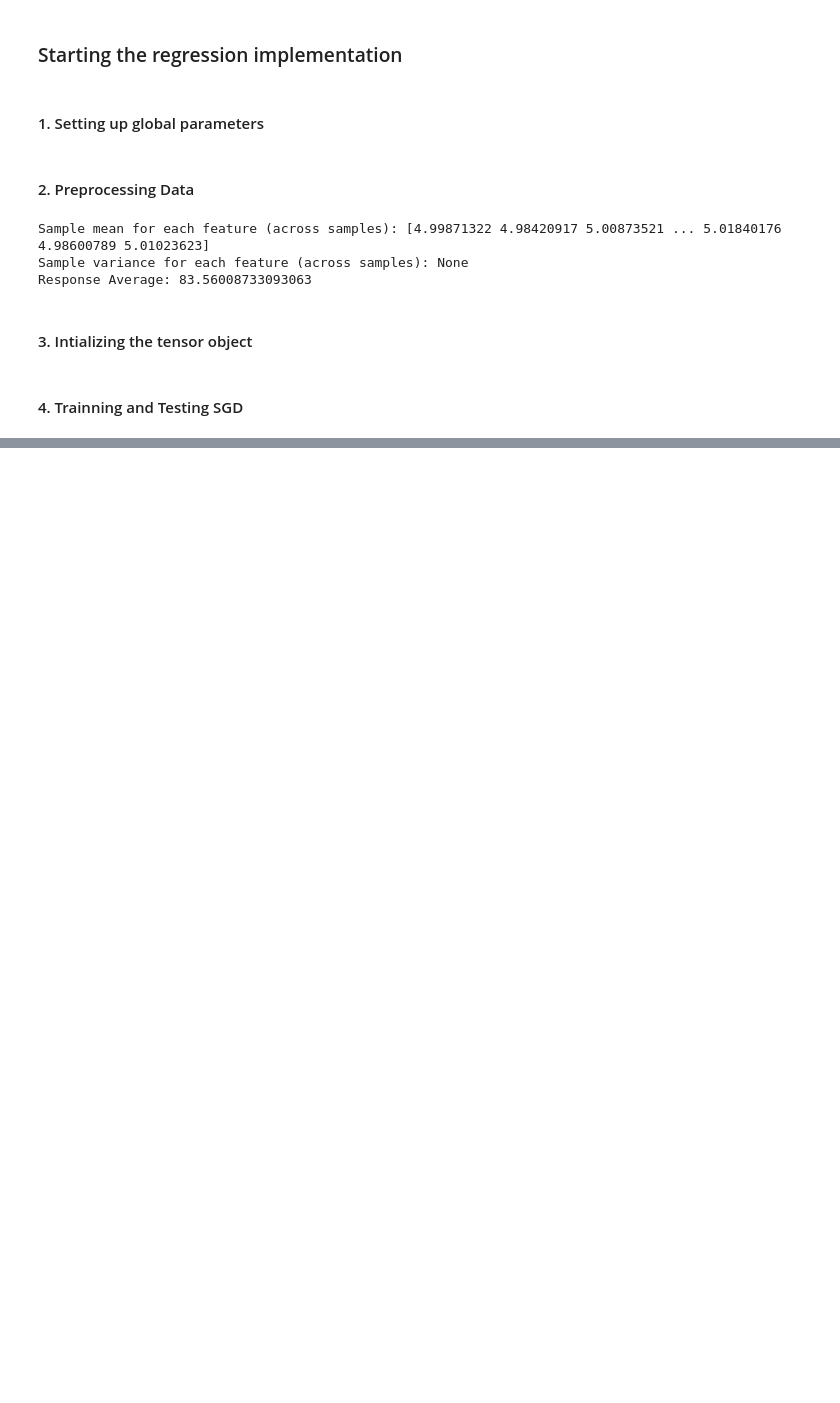
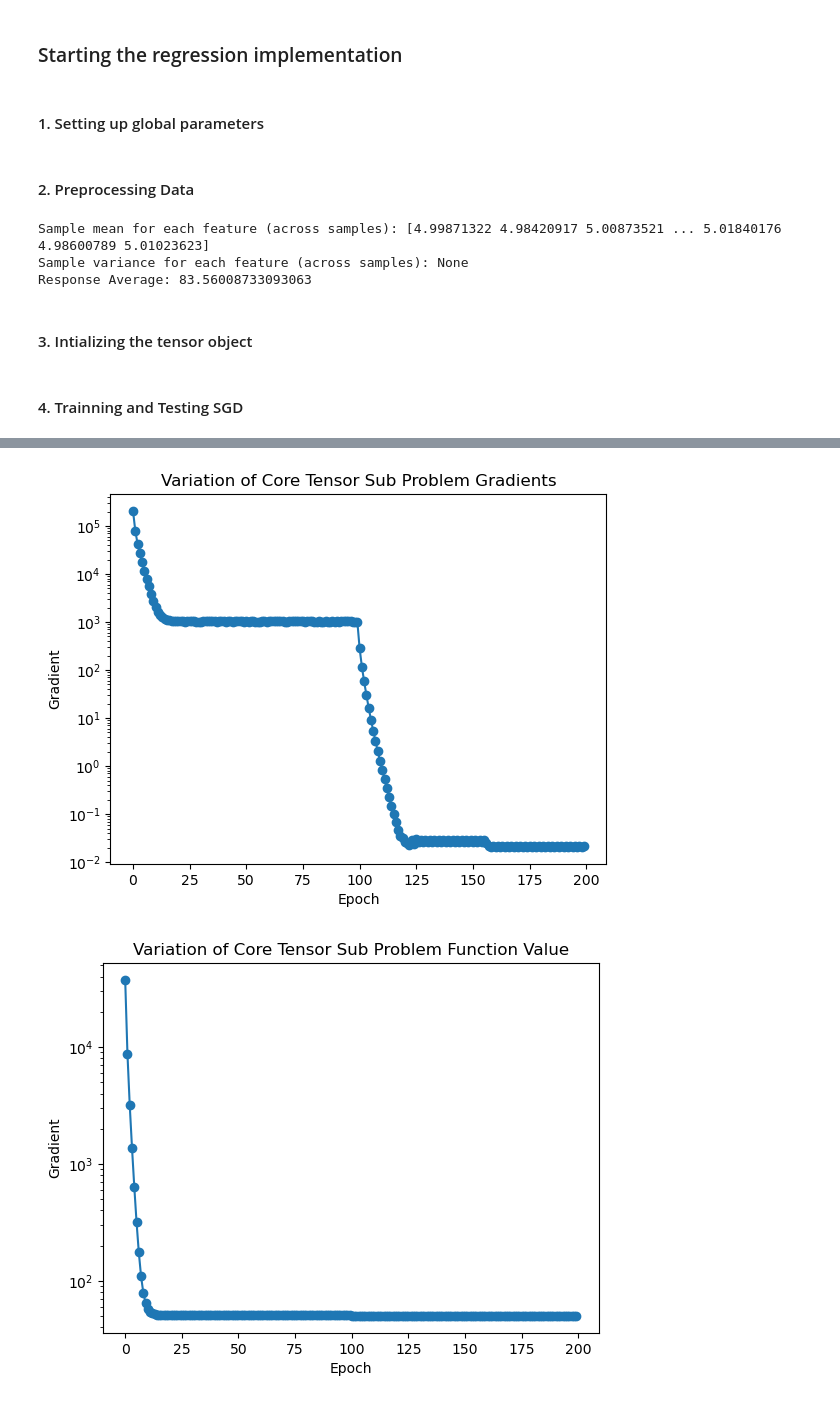
Before and after one commit to LaKrAmA95/LSR-Tensor-Ridge-Regression, a Jupyter notebook: Platforms_for_Experments/Jupyter Notebooks/Experiments_Solving_only_core_tensor_problem_fixing_everythig_to_be_true_with_known_lambda.ipynb, the cells around one changed output, grey strips where cells are left out. Drawn from its saved outputs; the diff is of its cells as text; code cells hidden in the pictures; blank space fills up the shorter version.

```diff
--- a/Platforms_for_Experments/Jupyter Notebooks/Experiments_Solving_only_core_tensor_problem_fixing_everythig_to_be_true_with_known_lambda.ipynb
+++ b/Platforms_for_Experments/Jupyter Notebooks/Experiments_Solving_only_core_tensor_problem_fixing_everythig_to_be_true_with_known_lambda.ipynb
@@ -1062,0 +1257,33 @@ final gradient: 1010.9061889648438
+# %%
+#gradient of core tensor
+gradient_set_1 = epoch_level_gradients_SGD[0,1,-1]
+gradient_set_2 = epoch_level_gradients_SGD_2[0,1,-1]
+
+#concatanating the gradients
+concatanated_gradients = np.concatenate((gradient_set_1,gradient_set_2))
+
+# Plotting the concatenated array
+plt.plot(concatanated_gradients, marker = 'o')
+plt.title('Variation of Core Tensor Sub Problem Gradients')
+plt.xlabel('Epoch')
+plt.ylabel('Gradient')
+plt.yscale('log')
+plt.show()
+
+#gradient of core tensor
+function_set_1 = epoch_level_function[0,1,-1]
+function_set_2 = epoch_level_function_2[0,1,-1]
+
+#concatanating the gradients
+concatanated_gradients = np.concatenate((function_set_1,function_set_2))
+
+# Plotting the concatenated array
+plt.plot(concatanated_gradients, marker = 'o')
+plt.title('Variation of Core Tensor Sub Problem Function Value')
+plt.xlabel('Epoch')
+plt.ylabel('Gradient')
+plt.yscale('log')
+plt.show()
+# %% [output]
+[figure, added]
+[figure, added]
```
Also changed, not shown: parts of 10 cells of this notebook, 3 other files.
